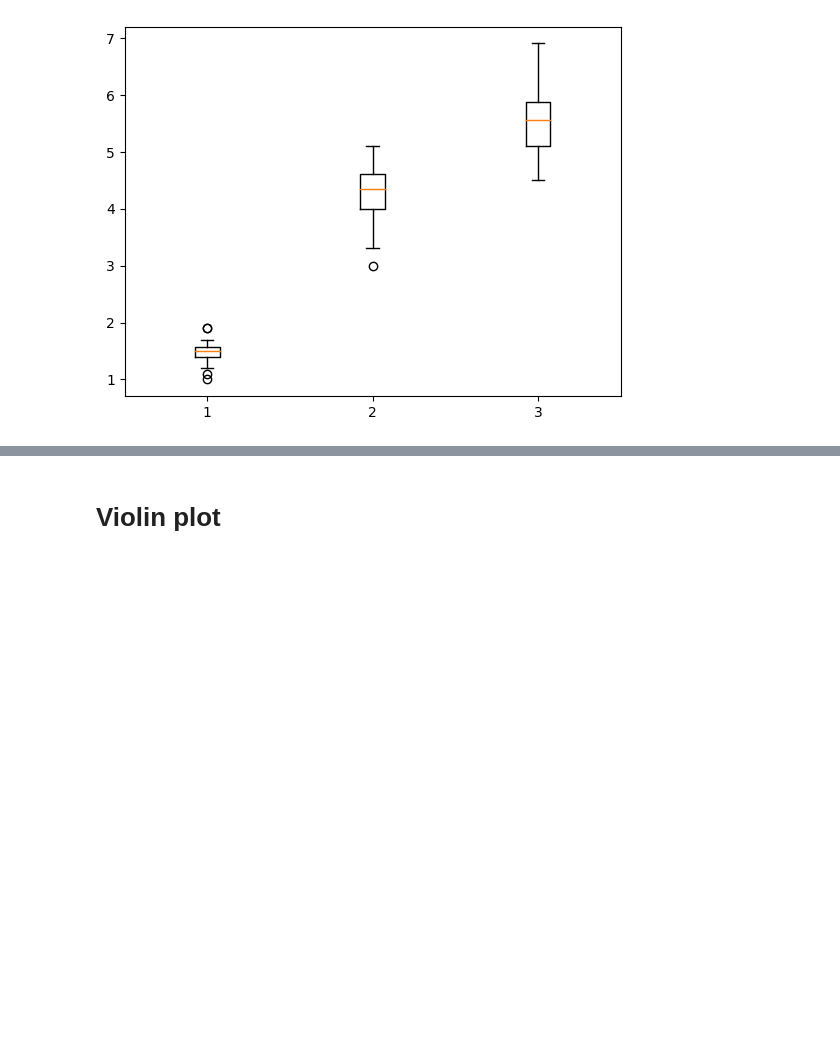
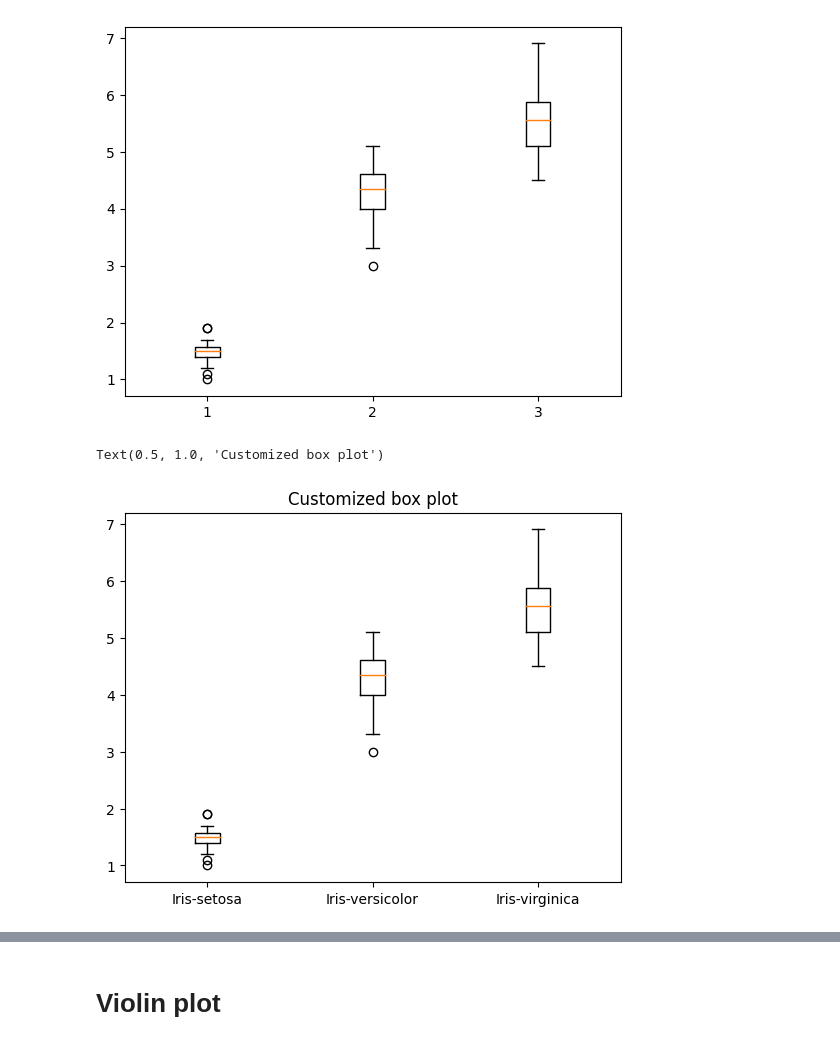
Before and after one commit to MOOwuttichai/python_dataviz2023, a Jupyter notebook: DataViz02_Data_Distribution_.ipynb, the cells around one changed output, grey strips where cells are left out. Saved outputs shown, nothing was run; the diff lists cells and outputs as text; code cells hidden in the pictures; blank space fills up the shorter version.

```diff
--- a/DataViz02_Data_Distribution_.ipynb
+++ b/DataViz02_Data_Distribution_.ipynb
@@ -445,3 +445,11 @@ plt.boxplot(df['PetalLength'][50:100],positions = [2] )
 plt.boxplot(df['PetalLength'][100:150],positions = [3] );
 # %% [output]
 [figure]
+# %%
+plt.boxplot(df['PetalLength'][:50],positions = [1] ,labels =['Iris-setosa'])
+plt.boxplot(df['PetalLength'][50:100],positions = [2] ,labels =['Iris-versicolor'])
+plt.boxplot(df['PetalLength'][100:150],positions = [3] ,labels =['Iris-virginica']);
+plt.title("Customized box plot")
+# %% [output]
+Text(0.5, 1.0, 'Customized box plot')
+[figure, added]
```
Also changed, not shown: parts of 1 cell of this notebook.
